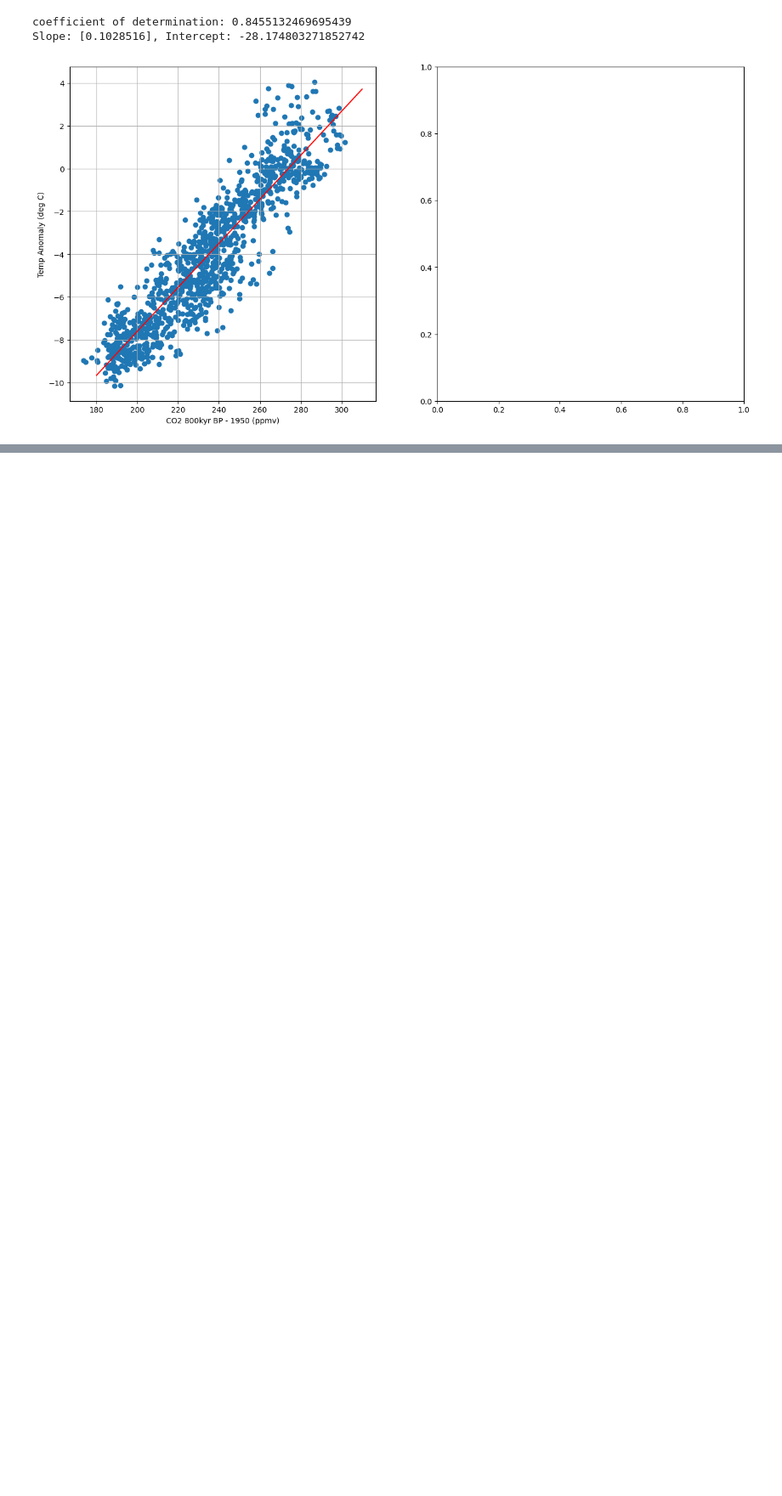
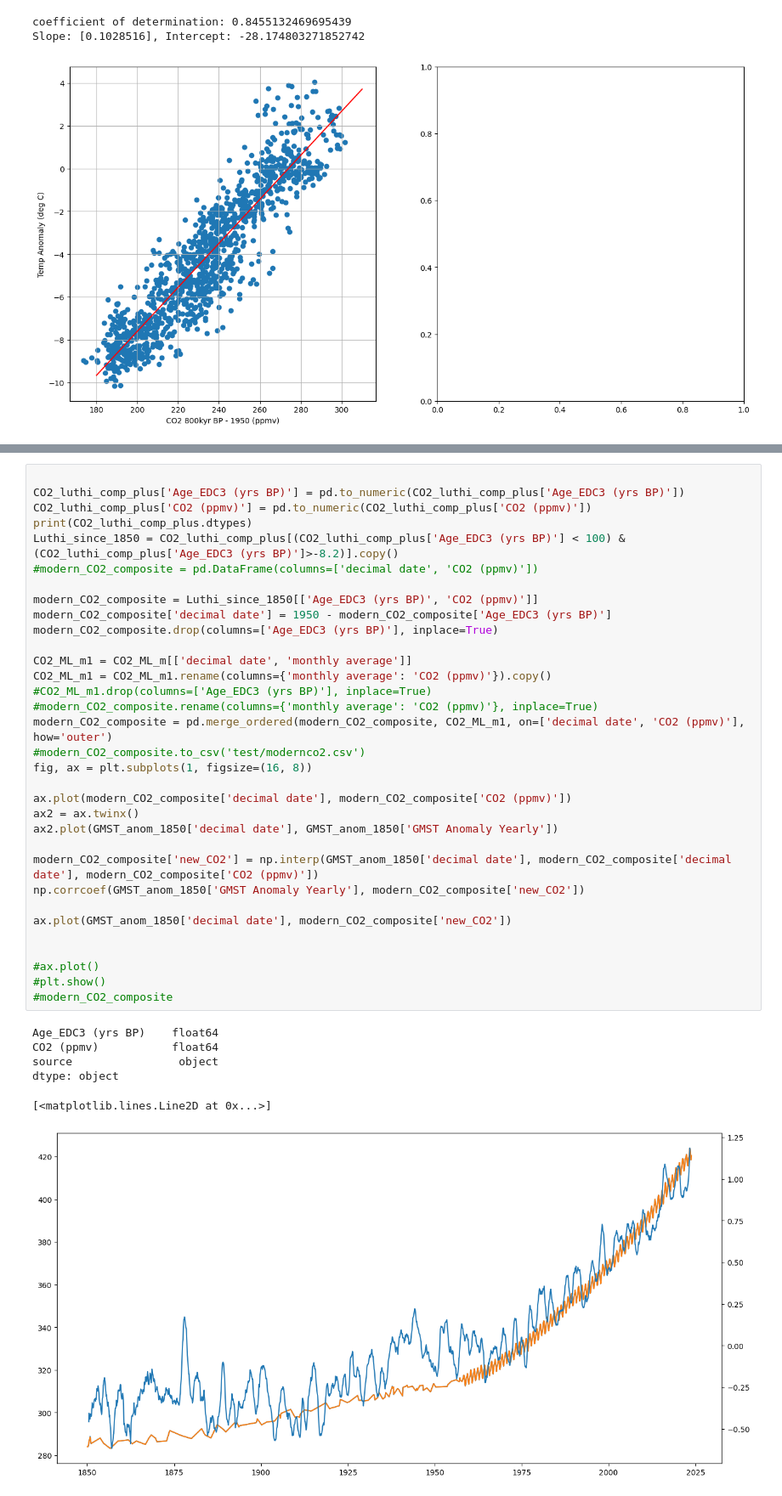
Before and after one commit to Eilis9/PfDA_Project2, a Jupyter notebook: analysis.ipynb, the cells around one changed output, grey strips where cells are left out. Shown at 85% size. Drawn from its saved outputs; the diff is of its cells as text; blank space fills up the shorter version.

```diff
--- a/analysis.ipynb
+++ b/analysis.ipynb
@@ -612,0 +655,40 @@ Slope: [0.1028516], Intercept: -28.174803271852742
+# %%
+
+CO2_luthi_comp_plus['Age_EDC3 (yrs BP)'] = pd.to_numeric(CO2_luthi_comp_plus['Age_EDC3 (yrs BP)'])
+CO2_luthi_comp_plus['CO2 (ppmv)'] = pd.to_numeric(CO2_luthi_comp_plus['CO2 (ppmv)'])
+print(CO2_luthi_comp_plus.dtypes)
+Luthi_since_1850 = CO2_luthi_comp_plus[(CO2_luthi_comp_plus['Age_EDC3 (yrs BP)'] < 100) & (CO2_luthi_comp_plus['Age_EDC3 (yrs BP)']>-8.2)].copy()
+#modern_CO2_composite = pd.DataFrame(columns=['decimal date', 'CO2 (ppmv)'])
+
+modern_CO2_composite = Luthi_since_1850[['Age_EDC3 (yrs BP)', 'CO2 (ppmv)']]
+modern_CO2_composite['decimal date'] = 1950 - modern_CO2_composite['Age_EDC3 (yrs BP)']
+modern_CO2_composite.drop(columns=['Age_EDC3 (yrs BP)'], inplace=True)
+
+CO2_ML_m1 = CO2_ML_m[['decimal date', 'monthly average']]
+CO2_ML_m1 = CO2_ML_m1.rename(columns={'monthly average': 'CO2 (ppmv)'}).copy()
+#CO2_ML_m1.drop(columns=['Age_EDC3 (yrs BP)'], inplace=True)
+#modern_CO2_composite.rename(columns={'monthly average': 'CO2 (ppmv)'}, inplace=True)
+modern_CO2_composite = pd.merge_ordered(modern_CO2_composite, CO2_ML_m1, on=['decimal date', 'CO2 (ppmv)'], how='outer')
+#modern_CO2_composite.to_csv('test/modernco2.csv')
+fig, ax = plt.subplots(1, figsize=(16, 8))
+
+ax.plot(modern_CO2_composite['decimal date'], modern_CO2_composite['CO2 (ppmv)'])
+ax2 = ax.twinx()
+ax2.plot(GMST_anom_1850['decimal date'], GMST_anom_1850['GMST Anomaly Yearly'])
+
+modern_CO2_composite['new_CO2'] = np.interp(GMST_anom_1850['decimal date'], modern_CO2_composite['decimal date'], modern_CO2_composite['CO2 (ppmv)'])
+np.corrcoef(GMST_anom_1850['GMST Anomaly Yearly'], modern_CO2_composite['new_CO2'])
+
+ax.plot(GMST_anom_1850['decimal date'], modern_CO2_composite['new_CO2'])
+
+
+#ax.plot()
+#plt.show()
+#modern_CO2_composite
+# %% [output]
+Age_EDC3 (yrs BP)    float64
+CO2 (ppmv)           float64
+source                object
+dtype: object
+[<matplotlib.lines.Line2D at 0x...>]
+[figure, added]
```
Also changed, not shown: parts of 18 cells of this notebook, 4 other files.
